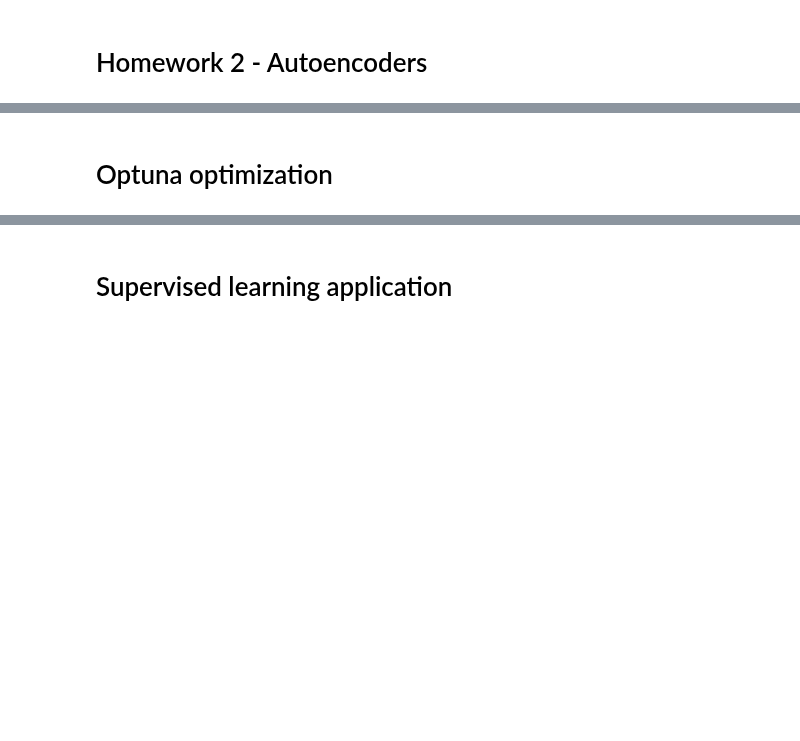
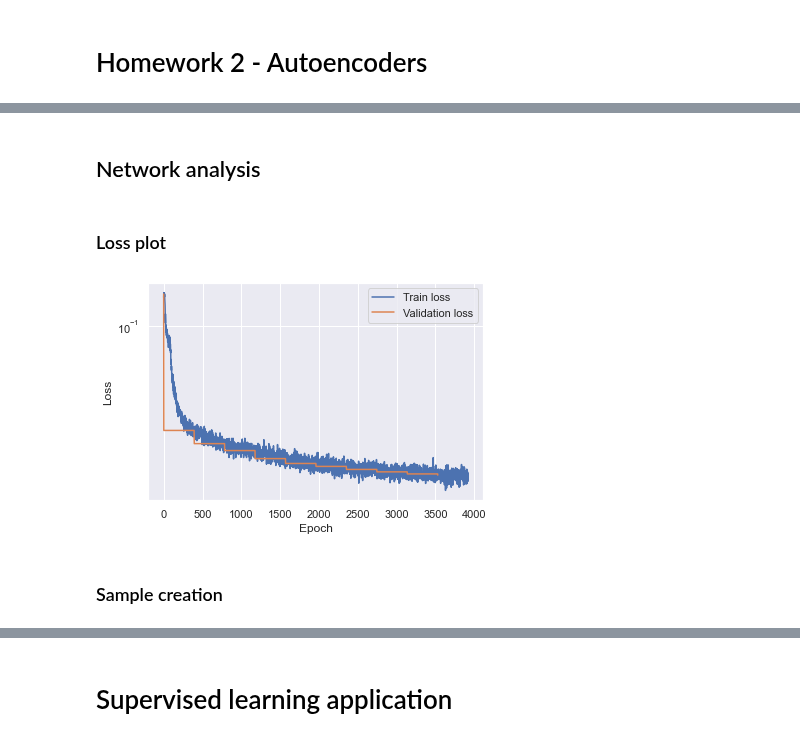
Before and after one commit to Confizolo/PoDProjects, a Jupyter notebook: NNDL/HW2/nndl_2021__homework_2.ipynb, the cells around one changed output, grey strips where cells are left out. Saved outputs shown, nothing was run; the diff lists cells and outputs as text; code cells hidden in the pictures; blank space fills up the shorter version.

```diff
--- a/NNDL/HW2/nndl_2021__homework_2.ipynb
+++ b/NNDL/HW2/nndl_2021__homework_2.ipynb
@@ -99,2 +106,0 @@ plot_result(im,rec_im)
-# %% [markdown]
-# Optuna optimization
@@ -106,0 +107,15 @@ study = joblib.load("study.pkl")
+# %% [markdown]
+## Network analysis
+# %% [markdown]
+### Loss plot
+# %%
+train_loss = np.load("losses/train_loss_std_ae.npy")
+val_loss = np.load("losses/val_loss_std_ae.npy")
+# %%
+fig, ax = plt.subplots(1,1)
+loss_plot(train_loss,val_loss,ax)
+plt.savefig("figures/loss_ae.pdf")
+# %% [output]
+[figure, added]
+# %% [markdown]
+### Sample creation
```
Also changed, not shown: parts of 51 cells of this notebook, 8 other files.
